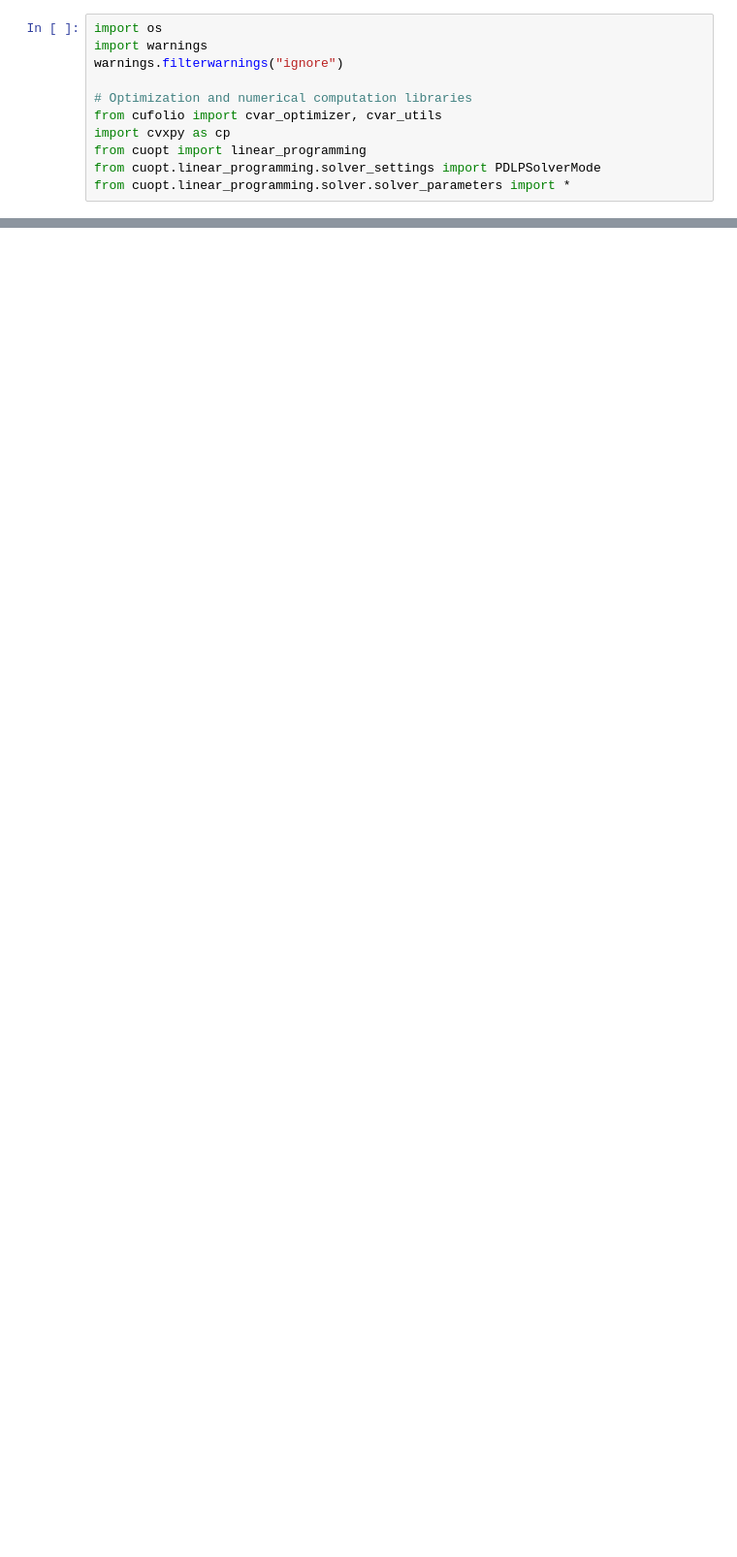
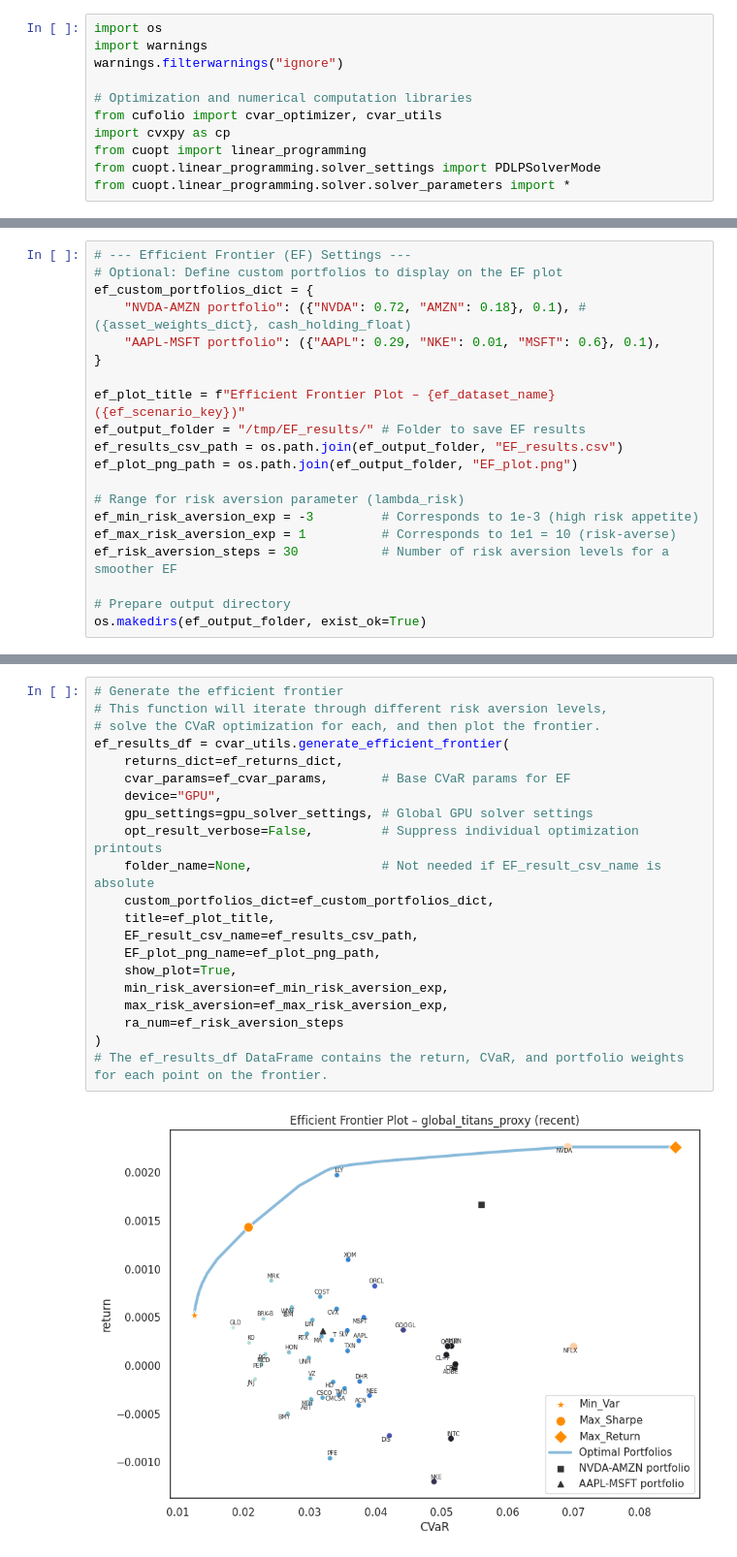
Before and after one commit to NVIDIA/cuopt-examples, a Jupyter notebook: cuFOLIO_portfolio_optimization/CVaR/01_optimization_with_cufolio.ipynb, the cells around one changed output, grey strips where cells are left out. Shown at 97% size. Saved outputs shown, nothing was run; the diff lists cells and outputs as text; blank space fills up the shorter version.

```diff
--- a/cuFOLIO_portfolio_optimization/CVaR/01_optimization_with_cufolio.ipynb
+++ b/cuFOLIO_portfolio_optimization/CVaR/01_optimization_with_cufolio.ipynb
@@ -414,0 +282,20 @@ THE SOFTWARE IS PROVIDED "AS IS", WITHOUT WARRANTY OF ANY KIND, EXPRESS OR IMPLI
+# %%
+# --- Efficient Frontier (EF) Settings ---
+# Optional: Define custom portfolios to display on the EF plot
+ef_custom_portfolios_dict = {
+    "NVDA-AMZN portfolio": ({"NVDA": 0.72, "AMZN": 0.18}, 0.1), # ({asset_weights_dict}, cash_holding_float)
+    "AAPL-MSFT portfolio": ({"AAPL": 0.29, "NKE": 0.01, "MSFT": 0.6}, 0.1),
+}
+
+ef_plot_title = f"Efficient Frontier Plot – {ef_dataset_name} ({ef_scenario_key})"
+ef_output_folder = "/tmp/EF_results/" # Folder to save EF results
+ef_results_csv_path = os.path.join(ef_output_folder, "EF_results.csv")
+ef_plot_png_path = os.path.join(ef_output_folder, "EF_plot.png")
+
+# Range for risk aversion parameter (lambda_risk)
+ef_min_risk_aversion_exp = -3         # Corresponds to 1e-3 (high risk appetite)
+ef_max_risk_aversion_exp = 1          # Corresponds to 1e1 = 10 (risk-averse)
+ef_risk_aversion_steps = 30           # Number of risk aversion levels for a smoother EF
+
+# Prepare output directory
+os.makedirs(ef_output_folder, exist_ok=True)
@@ -414,0 +305,23 @@ THE SOFTWARE IS PROVIDED "AS IS", WITHOUT WARRANTY OF ANY KIND, EXPRESS OR IMPLI
+# %%
+# Generate the efficient frontier
+# This function will iterate through different risk aversion levels,
+# solve the CVaR optimization for each, and then plot the frontier.
+ef_results_df = cvar_utils.generate_efficient_frontier(
+    returns_dict=ef_returns_dict,
+    cvar_params=ef_cvar_params,       # Base CVaR params for EF
+    device="GPU",
+    gpu_settings=gpu_solver_settings, # Global GPU solver settings
+    opt_result_verbose=False,         # Suppress individual optimization printouts
+    folder_name=None,                 # Not needed if EF_result_csv_name is absolute
+    custom_portfolios_dict=ef_custom_portfolios_dict,
+    title=ef_plot_title,
+    EF_result_csv_name=ef_results_csv_path,
+    EF_plot_png_name=ef_plot_png_path,
+    show_plot=True,
+    min_risk_aversion=ef_min_risk_aversion_exp,
+    max_risk_aversion=ef_max_risk_aversion_exp,
+    ra_num=ef_risk_aversion_steps
+)
+# The ef_results_df DataFrame contains the return, CVaR, and portfolio weights for each point on the frontier.
+# %% [output]
+[figure, added]
```
Also changed, not shown: parts of 51 cells of this notebook, 4 other files.
